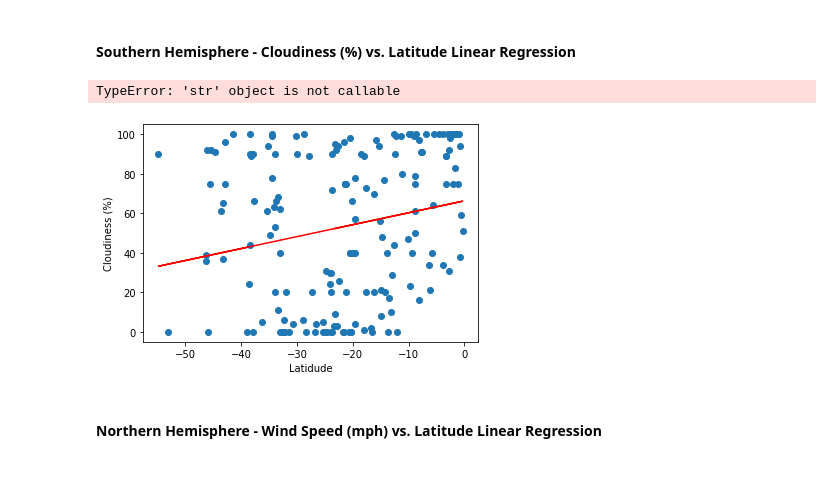
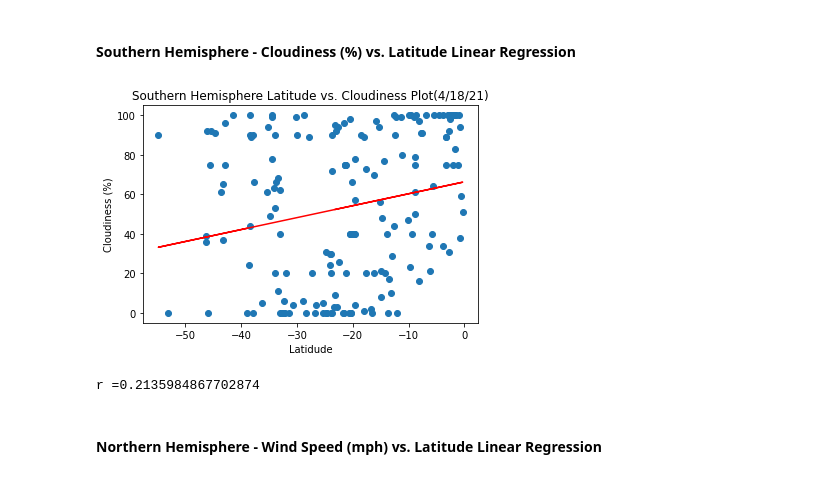
Before and after one commit to Heyitskochi/python-api-challenge, a Jupyter notebook: WeatherPy/WeatherPy.ipynb, the cells around one changed output. Cells and saved outputs as stored; diff of their text form; code cells hidden in the pictures.

```diff
--- a/WeatherPy/WeatherPy.ipynb
+++ b/WeatherPy/WeatherPy.ipynb
@@ -302,18 +302,18 @@ r =-0.007129236348930364
 # %%
 (slope, intercept, rvaluem, pvalue, stderr) = st.linregress(southern_hemisphere["Lat"], southern_hemisphere["Cloudiness"])
 regress_values = (southern_hemisphere["Lat"] * slope) + intercept
 plt.plot(southern_hemisphere["Lat"], regress_values, color = "r")
 plt.scatter(southern_hemisphere["Lat"], southern_hemisphere["Cloudiness"])
 plt.xlabel("Latidude")
 plt.ylabel("Cloudiness (%)")
-plt.title("Southern Hemisphere Latitude vs. Cloudiness Plot" (4/18/21))
+plt.title("Southern Hemisphere Latitude vs. Cloudiness Plot(4/18/21)")
 plt.savefig('output_data/southern_lat_vs_cloudiness.png')
 plt.show()
 corcoefficient = st.pearsonr(southern_hemisphere["Lat"], southern_hemisphere["Cloudiness"])
 print(f"r ={corcoefficient[0]}")
 # %% [output]
+[figure, new version]
-TypeError: 'str' object is not callable
+r =0.2135984867702874
-[figure, old version]
 # %% [markdown]
 ####  Northern Hemisphere - Wind Speed (mph) vs. Latitude Linear Regression
 # %%
```
Also changed, not shown: parts of 2 cells of this notebook.
